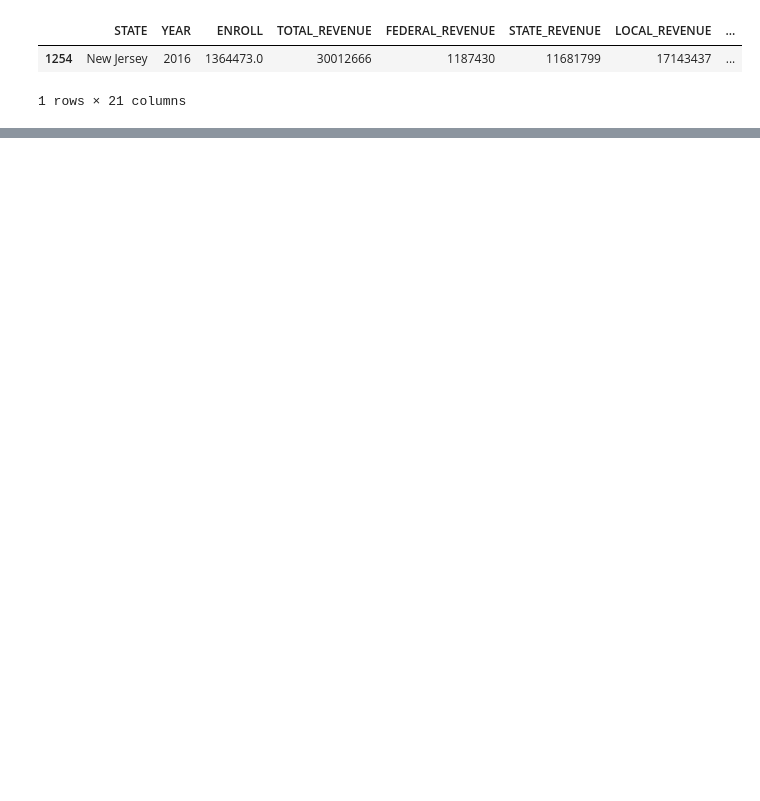
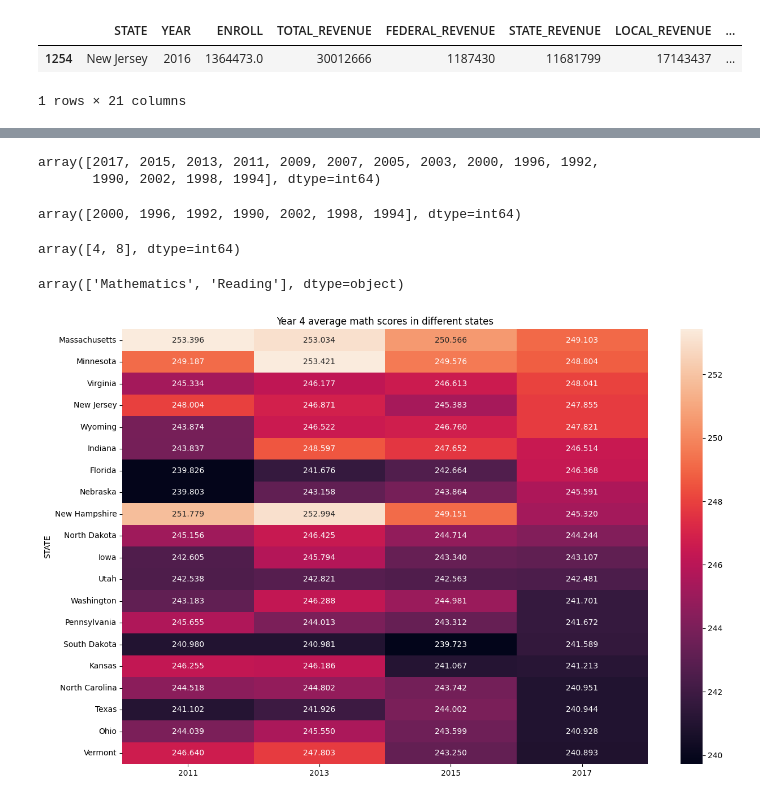
Before and after one commit to evia-g/hackathon_dec_2023, a Jupyter notebook: Hackathon.ipynb, the cells around one changed output, grey strips where cells are left out. Drawn from its saved outputs; the diff is of its cells as text; code cells hidden in the pictures; blank space fills up the shorter version.

```diff
--- a/Hackathon.ipynb
+++ b/Hackathon.ipynb
@@ -652,3 +689,6 @@ states[(states['PROFIT_RANK'] < 10) & (states['CAPOUT_RATIO_RANK'] < 10) & (stat
 |  | STATE | YEAR | ENROLL | TOTAL_REVENUE | FEDERAL_REVENUE | STATE_REVENUE | LOCAL_REVENUE | ... |
 | 1254 | New Jersey | 2016 | 1364473.0 | 30012666 | 1187430 | 11681799 | 17143437 | ... |
 1 rows × 21 columns
+# %%
+naep = pd.read_csv('naep.csv')
+naep.head()
@@ -654,0 +717,2 @@ states[(states['PROFIT_RANK'] < 10) & (states['CAPOUT_RATIO_RANK'] < 10) & (stat
+# %%
+naep['AVG_SCORE'] = pd.to_numeric(naep['AVG_SCORE'], errors='coerce')
@@ -654,0 +734,29 @@ states[(states['PROFIT_RANK'] < 10) & (states['CAPOUT_RATIO_RANK'] < 10) & (stat
+# %%
+naep.YEAR.unique()
+# %% [output]
+array([2017, 2015, 2013, 2011, 2009, 2007, 2005, 2003, 2000, 1996, 1992,
+       1990, 2002, 1998, 1994], dtype=int64)
+# %%
+naep_nans = naep.isnull().any(axis=1)
+nan_rows_naep = naep[naep_nans]
+nan_rows_naep.YEAR.unique()
+# %% [output]
+array([2000, 1996, 1992, 1990, 2002, 1998, 1994], dtype=int64)
+# %%
+naep.TEST_YEAR.unique()
+# %% [output]
+array([4, 8], dtype=int64)
+# %%
+naep.TEST_SUBJECT.unique()
+# %% [output]
+array(['Mathematics', 'Reading'], dtype=object)
+# %%
+states_avg_score_math_4 = naep.query('YEAR>=2010 & TEST_SUBJECT == "Mathematics" & TEST_YEAR == 4').pivot_table(columns='YEAR', index='STATE', values='AVG_SCORE', aggfunc='max')
+states_avg_score_math_4.columns=['2011','2013','2015', '2017']
+# %%
+plt.figure(figsize=(15, 10))
+plt.title('Year 4 average math scores in different states')
+sns.heatmap(states_avg_score_math_4.sort_values(by='2017', ascending=False).head(20), fmt='.3f', annot=True)
+plt.show()
+# %% [output]
+[figure, added]
```
Also changed, not shown: parts of 7 cells of this notebook.
